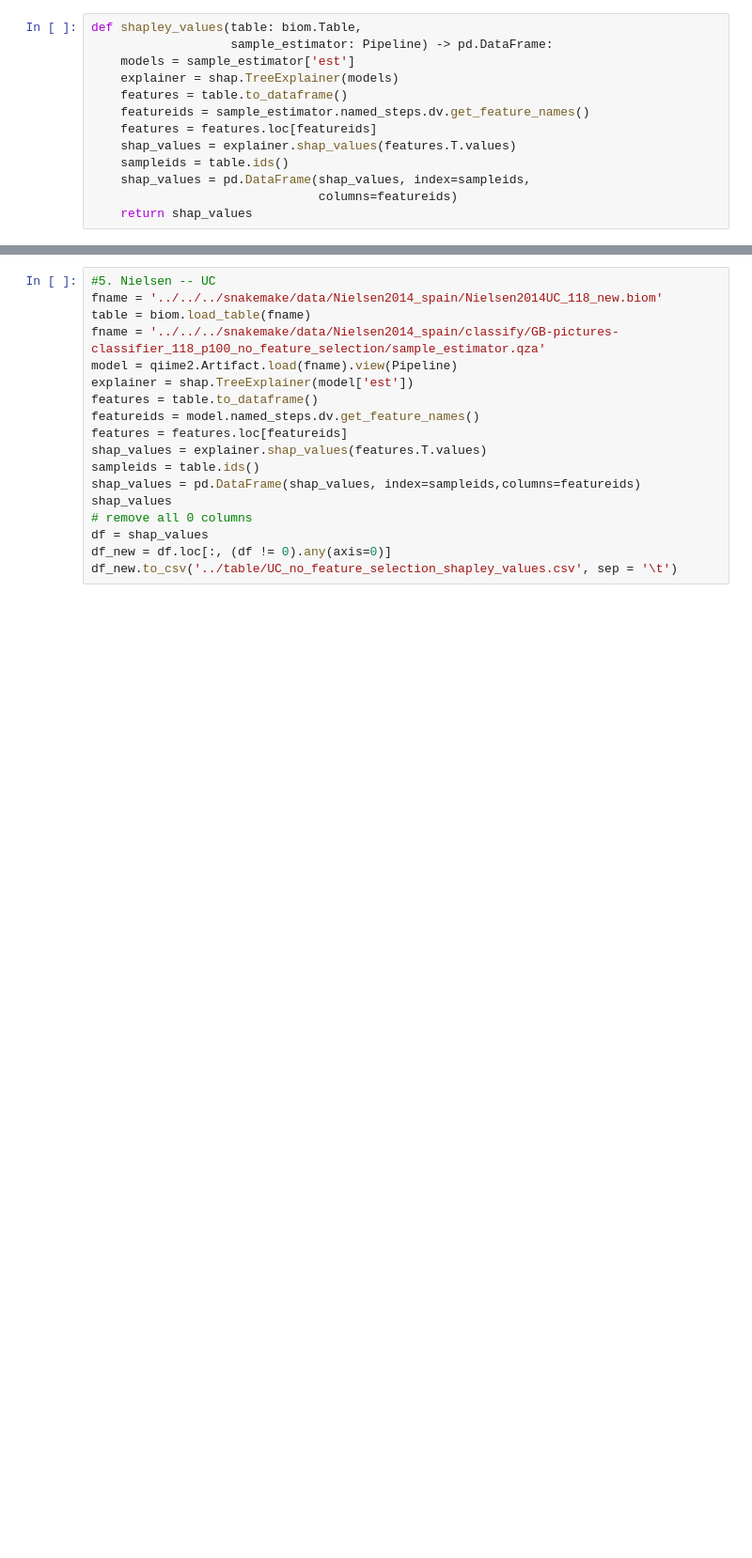
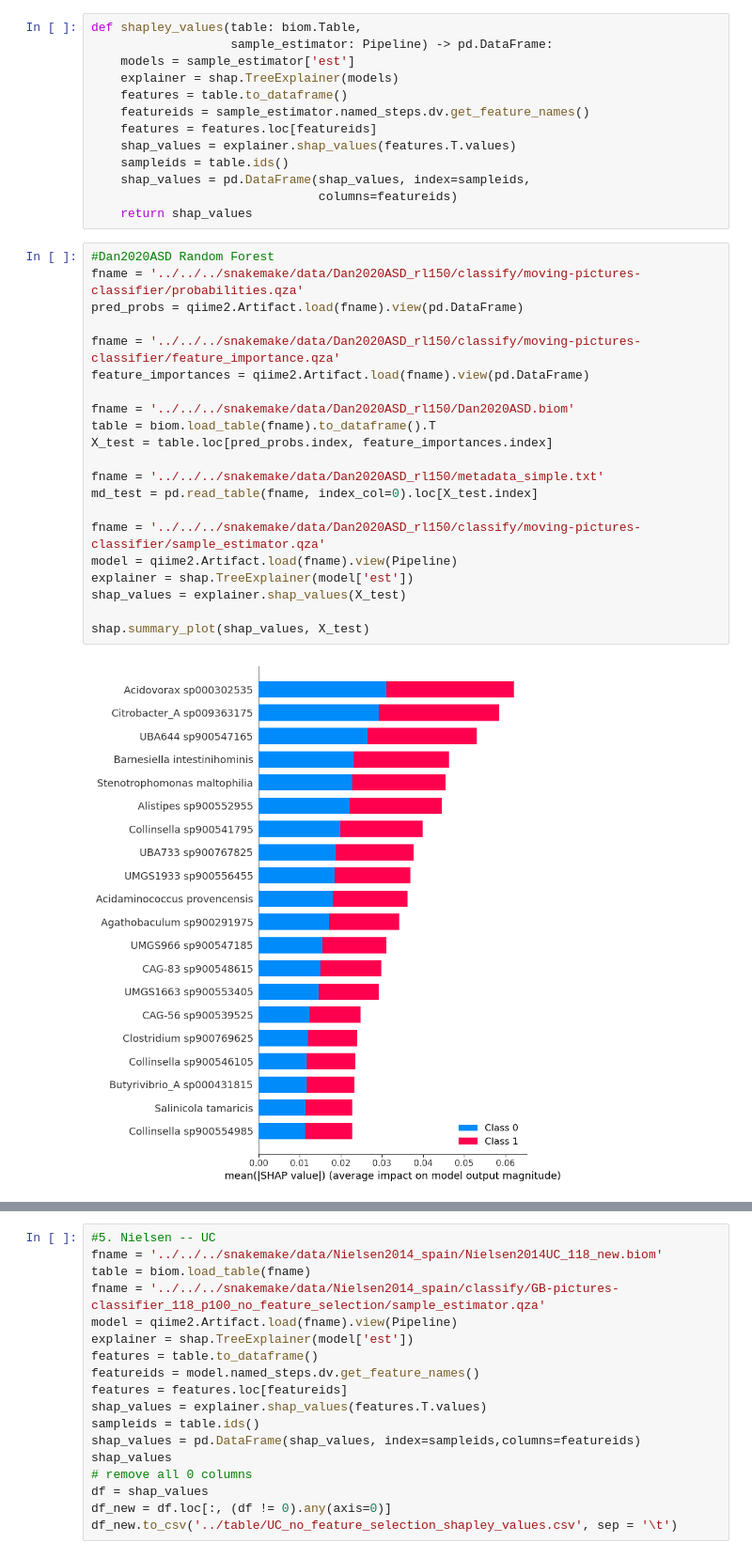
Before and after one commit to jindongmin/Meta_diseases_analyses, a Jupyter notebook: ipynb/CD_no_feature_selection.ipynb, the cells around one changed output, grey strips where cells are left out. Shown at 94% size. Saved outputs shown, nothing was run; the diff lists cells and outputs as text; blank space fills up the shorter version.

```diff
--- a/ipynb/CD_no_feature_selection.ipynb
+++ b/ipynb/CD_no_feature_selection.ipynb
@@ -22,3 +22,26 @@ def shapley_values(table: biom.Table,
     shap_values = pd.DataFrame(shap_values, index=sampleids,
                                columns=featureids)
     return shap_values
+# %%
+#Dan2020ASD Random Forest
+fname = '../../../snakemake/data/Dan2020ASD_rl150/classify/moving-pictures-classifier/probabilities.qza'
+pred_probs = qiime2.Artifact.load(fname).view(pd.DataFrame)
+
+fname = '../../../snakemake/data/Dan2020ASD_rl150/classify/moving-pictures-classifier/feature_importance.qza'
+feature_importances = qiime2.Artifact.load(fname).view(pd.DataFrame)
+
+fname = '../../../snakemake/data/Dan2020ASD_rl150/Dan2020ASD.biom'
+table = biom.load_table(fname).to_dataframe().T
+X_test = table.loc[pred_probs.index, feature_importances.index]
+
+fname = '../../../snakemake/data/Dan2020ASD_rl150/metadata_simple.txt'
+md_test = pd.read_table(fname, index_col=0).loc[X_test.index]
+
+fname = '../../../snakemake/data/Dan2020ASD_rl150/classify/moving-pictures-classifier/sample_estimator.qza'
+model = qiime2.Artifact.load(fname).view(Pipeline)
+explainer = shap.TreeExplainer(model['est'])
+shap_values = explainer.shap_values(X_test)
+
+shap.summary_plot(shap_values, X_test)
+# %% [output]
+[figure, added]
```
Also changed, not shown: parts of 9 cells of this notebook, 1 other file.
